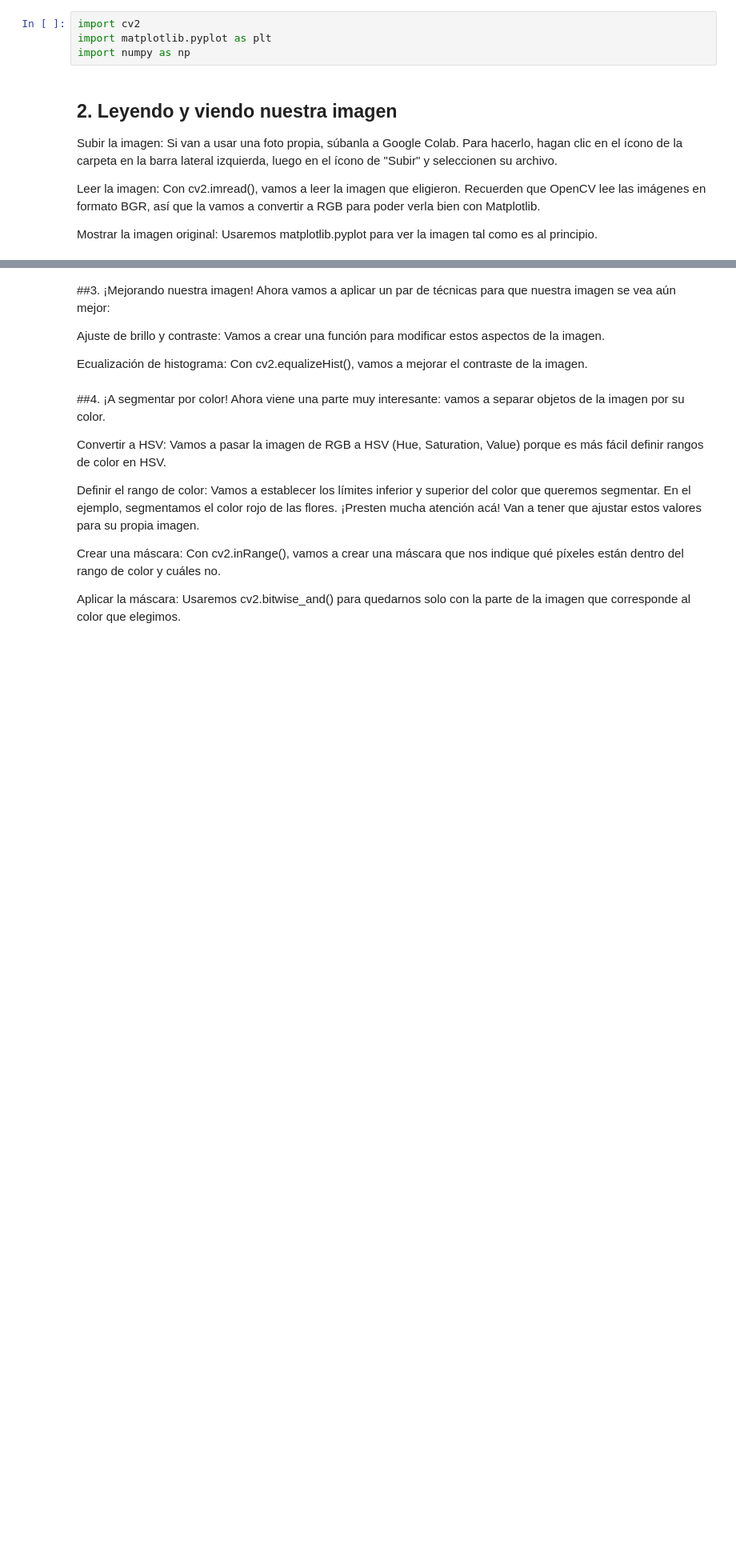
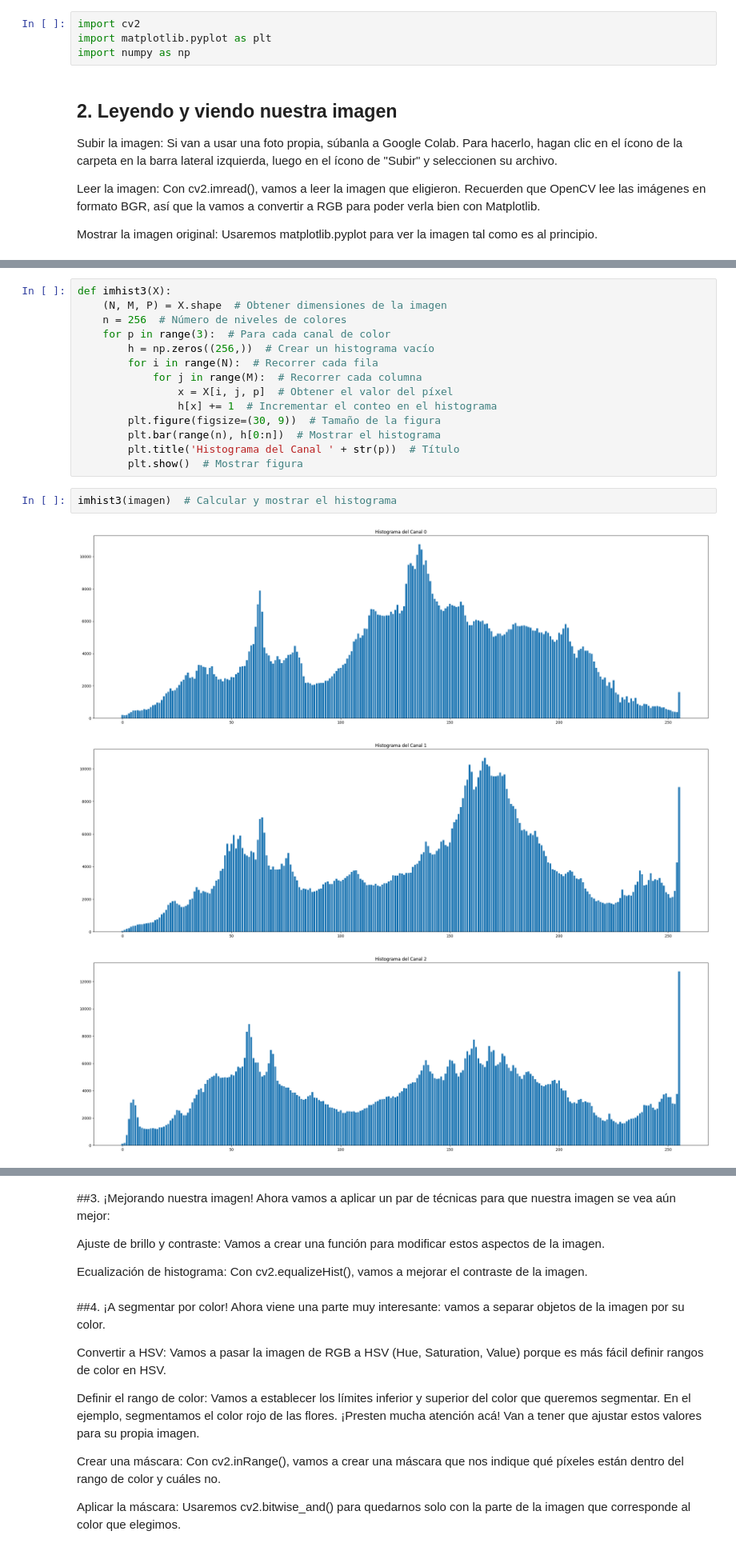
Before and after one commit to gimb99/PDI_BARTHOU_GONZALO, a Jupyter notebook: ejercicioIntegrador2/ejercicioIntegrador2_lab.ipynb, the cells around one changed output, grey strips where cells are left out. Shown at 80% size. Drawn from its saved outputs; the diff is of its cells as text; blank space fills up the shorter version.

```diff
--- a/ejercicioIntegrador2/ejercicioIntegrador2_lab.ipynb
+++ b/ejercicioIntegrador2/ejercicioIntegrador2_lab.ipynb
@@ -36,0 +74,20 @@ Mostrar la imagen original: Usaremos matplotlib.pyplot para ver la imagen tal co
+# %%
+def imhist3(X):
+    (N, M, P) = X.shape  # Obtener dimensiones de la imagen
+    n = 256  # Número de niveles de colores
+    for p in range(3):  # Para cada canal de color
+        h = np.zeros((256,))  # Crear un histograma vacío
+        for i in range(N):  # Recorrer cada fila
+            for j in range(M):  # Recorrer cada columna
+                x = X[i, j, p]  # Obtener el valor del píxel
+                h[x] += 1  # Incrementar el conteo en el histograma
+        plt.figure(figsize=(30, 9))  # Tamaño de la figura
+        plt.bar(range(n), h[0:n])  # Mostrar el histograma
+        plt.title('Histograma del Canal ' + str(p))  # Título
+        plt.show()  # Mostrar figura
+# %%
+imhist3(imagen)  # Calcular y mostrar el histograma
+# %% [output]
+[figure, added]
+[figure, added]
+[figure, added]
```
Also changed, not shown: parts of 8 cells of this notebook.
